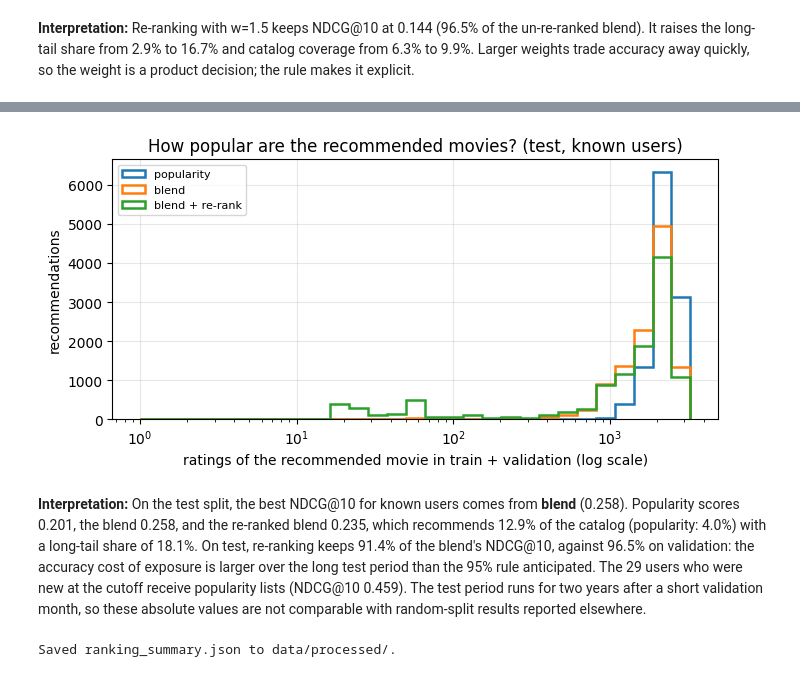
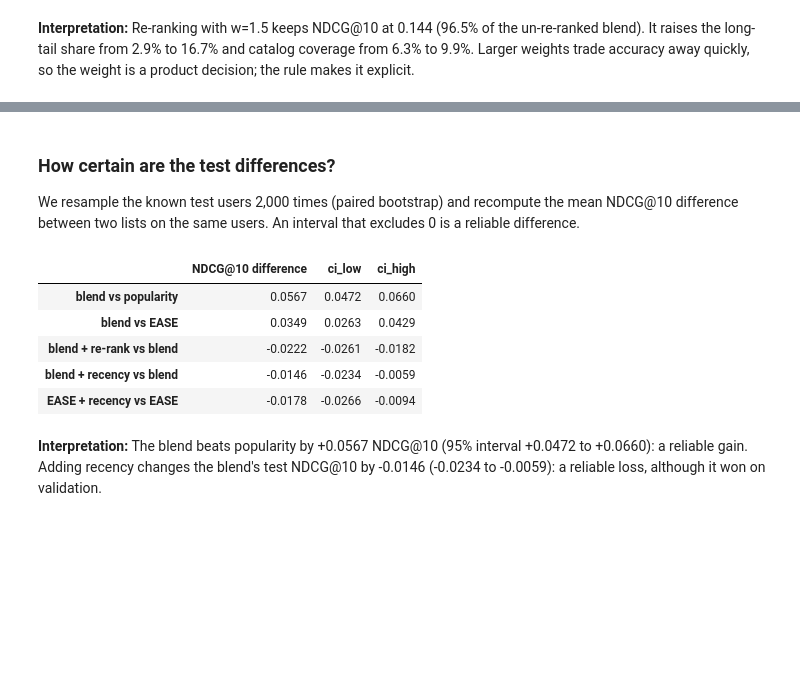
Before and after one commit to zaeem886/cinecue, a Jupyter notebook: notebooks/06_ranking.ipynb, the cells around one changed output, grey strips where cells are left out. Saved outputs shown, nothing was run; the diff lists cells and outputs as text; code cells hidden in the pictures; blank space fills up the shorter version.

```diff
--- a/notebooks/06_ranking.ipynb
+++ b/notebooks/06_ranking.ipynb
@@ -306,46 +354,38 @@ All users (new users receive the popularity list):
 | blend + re-rank | 1187.0000 | 0.2173 | 0.0699 | 0.2408 | 0.6723 | 0.1291 | 0.1762 |
-# %%
-fig, axis = plt.subplots(figsize=(7, 3.6))
-bins = np.logspace(0, np.log10(tst.counts.max() + 1), 30)
-for name in ["popularity", "blend", "blend + re-rank"]:
-    known_lists = test_lists[name][tst.known].ravel()
-    axis.hist(tst.counts[known_lists] + 1, bins=bins, histtype="step", lw=1.8, label=name)
-axis.set_xscale("log")
-axis.set(xlabel="ratings of the recommended movie in train + validation (log scale)",
-         ylabel="recommendations", title="How popular are the recommended movies? (test, known users)")
-axis.legend(fontsize=8)
-axis.grid(alpha=0.3)
-fig.tight_layout()
-plt.show()
-best_test = test_known.ndcg.idxmax()
-display(Markdown(
-    f"**Interpretation:** On the test split, the best NDCG@10 for known users comes from **{best_test}** "
-    f"({test_known.loc[best_test, 'ndcg']:.3f}). Popularity scores {test_known.loc['popularity', 'ndcg']:.3f}, the "
-    f"blend {test_known.loc['blend', 'ndcg']:.3f}, and the re-ranked blend {test_known.loc['blend + re-rank', 'ndcg']:.3f}, "
-    f"which recommends {test_known.loc['blend + re-rank', 'coverage']:.1%} of the catalog (popularity: "
-    f"{test_known.loc['popularity', 'coverage']:.1%}) with a long-tail share of "
-    f"{test_known.loc['blend + re-rank', 'long_tail_share']:.1%}. On test, re-ranking keeps "
-    f"{test_known.loc['blend + re-rank', 'ndcg'] / test_known.loc['blend', 'ndcg']:.1%} of the blend's NDCG@10, "
-    f"against {rerank_grid.loc[WEIGHT, 'ndcg'] / rerank_grid.loc[0, 'ndcg']:.1%} on validation: the accuracy cost of "
-    "exposure is larger over the long test period than the 95% rule anticipated. "
-    f"The {new_users['users']:,} users who were new "
-    f"at the cutoff receive popularity lists (NDCG@10 {new_users['ndcg']:.3f}). The test period runs for two years "
-    "after a short validation month, so these absolute values are not comparable with random-split results "
-    "reported elsewhere."))
-# %% [output]
-[figure, removed]
-**Interpretation:** On the test split, the best NDCG@10 for known users comes from **blend** (0.258). Popularity scores 0.201, the blend 0.258, and the re-ranked blend 0.235, which recommends 12.9% of the catalog (popularity: 4.0%) with a long-tail share of 18.1%. On test, re-ranking keeps 91.4% of the blend's NDCG@10, against 96.5% on validation: the accuracy cost of exposure is larger over the long test period than the 95% rule anticipated. The 29 users who were new at the cutoff receive popularity lists (NDCG@10 0.459). The test period runs for two years after a short validation month, so these absolute values are not comparable with random-split results reported elsewhere.
+# %% [markdown]
+### How certain are the test differences?
+
+We resample the known test users 2,000 times (paired bootstrap) and recompute the mean
+NDCG@10 difference between two lists on the same users. An interval that excludes 0
+is a reliable difference.
 # %%
-summary = {"k": K, "relevant_stars": RELEVANT_STARS, "min_support": MIN_SUPPORT,
-           "selected": {"ease_reg": EASE_REG, "alpha": ALPHA, "rerank_weight": WEIGHT, "rerank_depth": 100},
-           "blend_grid": blend_grid.to_dict(orient="records"),
-           "rerank_grid": rerank_grid.reset_index().to_dict(orient="records"),
-           "validation_known_users": val_table.to_dict(orient="index"),
-           "test_known_users": test_known.to_dict(orient="index"),
-           "test_all_users": test_all.to_dict(orient="index"),
-           "test_new_users_popularity": new_users}
-(PROCESSED / "ranking_summary.json").write_text(json.dumps(summary, indent=2) + "\n", encoding="utf-8")
-print("Saved ranking_summary.json to data/processed/.")
+per_user = {name: tst.user_ndcg(lists) for name, lists in test_lists.items()}
+pairs = [("blend", "popularity"), ("blend", "EASE"), ("blend + re-rank", "blend"),
+         ("blend + recency", "blend"), ("EASE + recency", "EASE")]
+bootstrap = {f"{a} vs {b}": paired_bootstrap(per_user[a], per_user[b]) for a, b in pairs}
+bootstrap_table = pd.DataFrame(bootstrap).T.rename(columns={"difference": "NDCG@10 difference"})
+display(bootstrap_table)
+def verdict(result):
+    if result["ci_low"] > 0:
+        return "a reliable gain"
+    if result["ci_high"] < 0:
+        return "a reliable loss"
+    return "not distinguishable from 0"
+
+
+recency = bootstrap["blend + recency vs blend"]
+popular = bootstrap["blend vs popularity"]
+display(Markdown(
+    f"**Interpretation:** The blend beats popularity by {popular['difference']:+.4f} NDCG@10 "
+    f"(95% interval {popular['ci_low']:+.4f} to {popular['ci_high']:+.4f}): {verdict(popular)}. "
+    f"Adding recency changes the blend's test NDCG@10 by {recency['difference']:+.4f} "
+    f"({recency['ci_low']:+.4f} to {recency['ci_high']:+.4f}): {verdict(recency)}, although it won on validation."))
 # %% [output]
-Saved ranking_summary.json to data/processed/.
+|  | NDCG@10 difference | ci_low | ci_high |
+| blend vs popularity | 0.0567 | 0.0472 | 0.0660 |
+| blend vs EASE | 0.0349 | 0.0263 | 0.0429 |
+| blend + re-rank vs blend | -0.0222 | -0.0261 | -0.0182 |
+| blend + recency vs blend | -0.0146 | -0.0234 | -0.0059 |
+| EASE + recency vs EASE | -0.0178 | -0.0266 | -0.0094 |
+**Interpretation:** The blend beats popularity by +0.0567 NDCG@10 (95% interval +0.0472 to +0.0660): a reliable gain. Adding recency changes the blend's test NDCG@10 by -0.0146 (-0.0234 to -0.0059): a reliable loss, although it won on validation.
 # %% [markdown]
```
Also changed, not shown: parts of 13 cells of this notebook, 1 other file.
